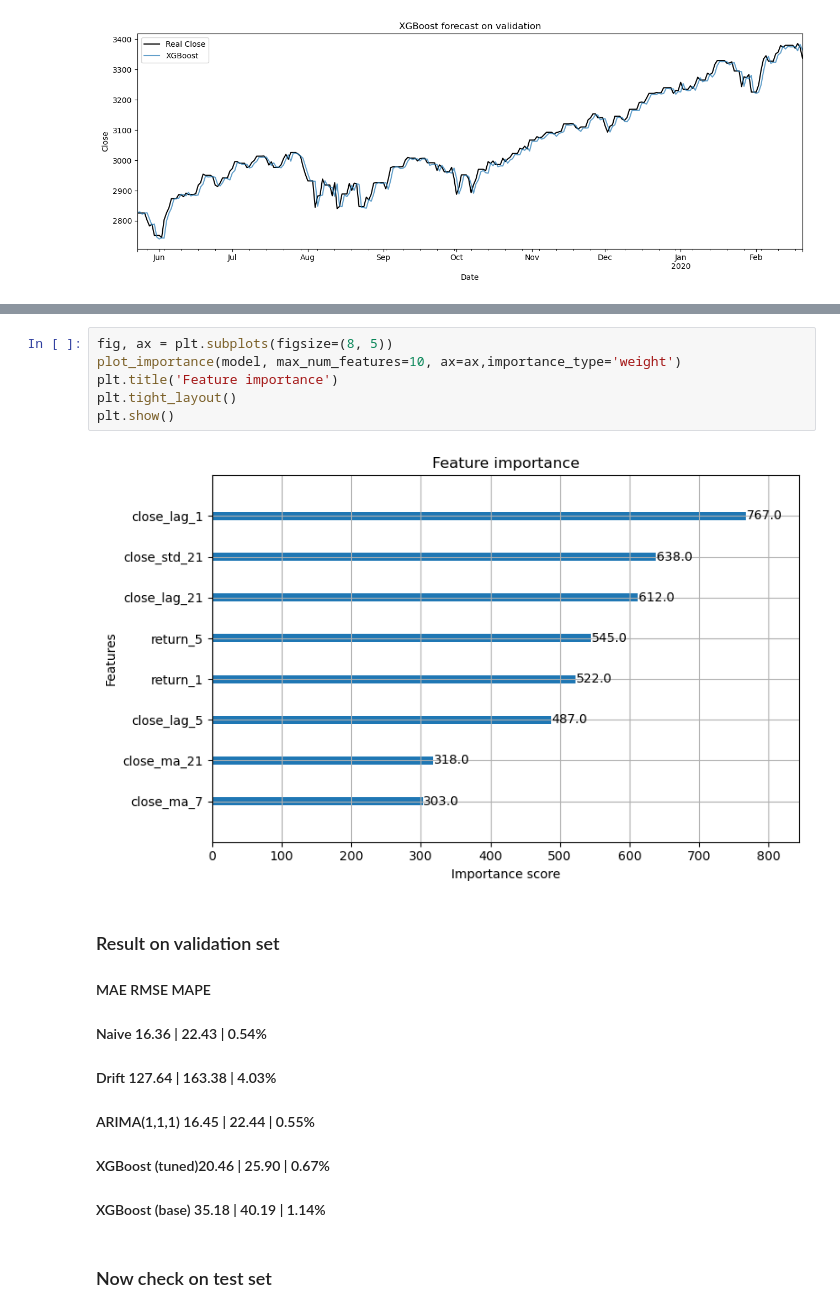
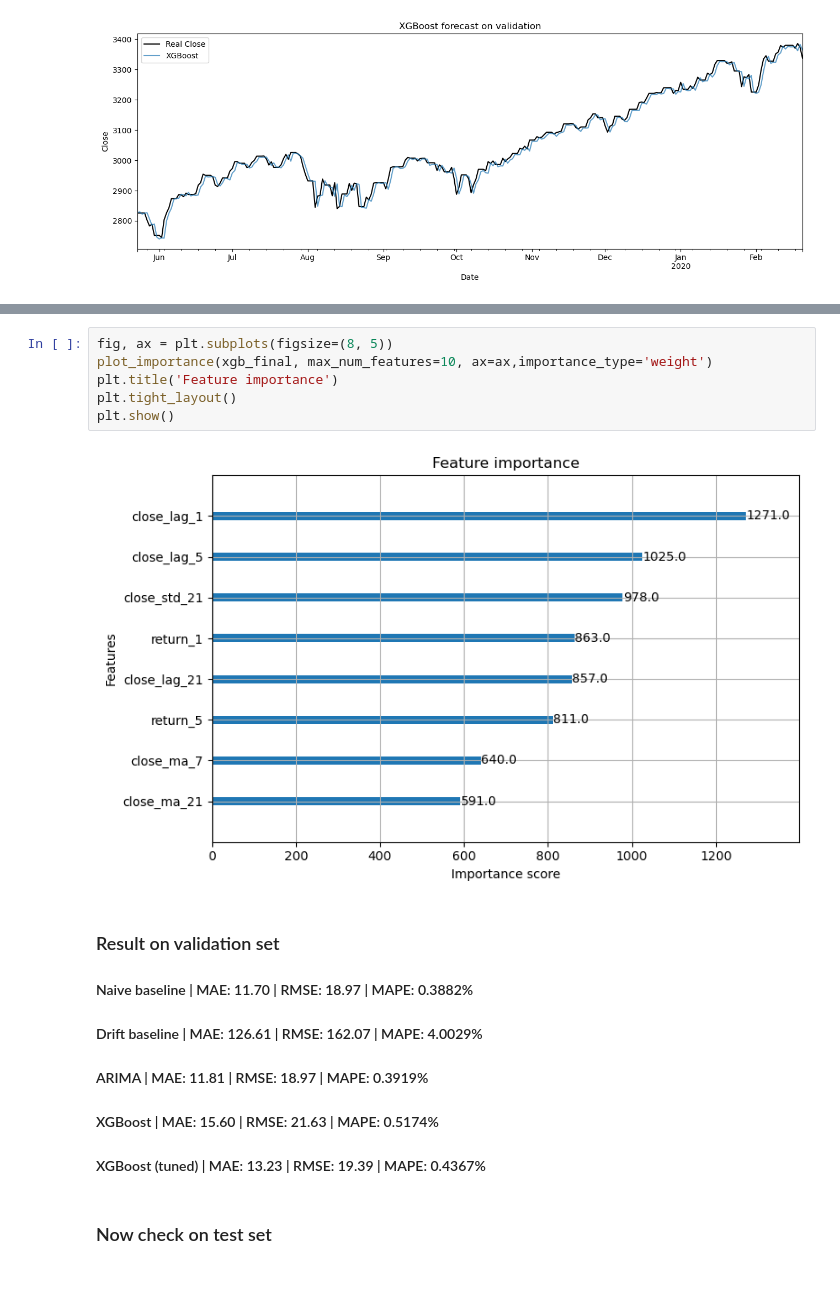
Before and after one commit to Handras18/Time-Series-Forecasting, a Jupyter notebook: 03_modeling.ipynb, the cells around one changed output, grey strips where cells are left out. Drawn from its saved outputs; the diff is of its cells as text; blank space fills up the shorter version.

```diff
--- a/03_modeling.ipynb
+++ b/03_modeling.ipynb
@@ -334,20 +334,19 @@ plt.show()
 # %%
 fig, ax = plt.subplots(figsize=(8, 5))
-plot_importance(model, max_num_features=10, ax=ax,importance_type='weight')
+plot_importance(xgb_final, max_num_features=10, ax=ax,importance_type='weight')
 plt.title('Feature importance')
 plt.tight_layout()
 plt.show()
 # %% [output]
-[figure, old version]
+[figure, new version]
 # %% [markdown]
 ### Result on validation set
 
-####                  MAE     RMSE    MAPE
-#### Naive	        16.36 |	22.43 |	0.54%
-#### Drift	        127.64 | 163.38 | 4.03%
-#### ARIMA(1,1,1)	16.45 | 22.44 | 0.55%
-#### XGBoost (tuned)20.46 | 25.90 |	0.67%
-#### XGBoost (base)	35.18 | 40.19 |	1.14%
+#### Naive baseline | MAE: 11.70 | RMSE: 18.97 | MAPE: 0.3882%
+#### Drift baseline | MAE: 126.61 | RMSE: 162.07 | MAPE: 4.0029%
+#### ARIMA | MAE: 11.81 | RMSE: 18.97 | MAPE: 0.3919%
+#### XGBoost | MAE: 15.60 | RMSE: 21.63 | MAPE: 0.5174%
+#### XGBoost (tuned) | MAE: 13.23 | RMSE: 19.39 | MAPE: 0.4367%
 # %% [markdown]
 ### Now check on test set
 # %%
```
Also changed, not shown: parts of 2 cells of this notebook.
